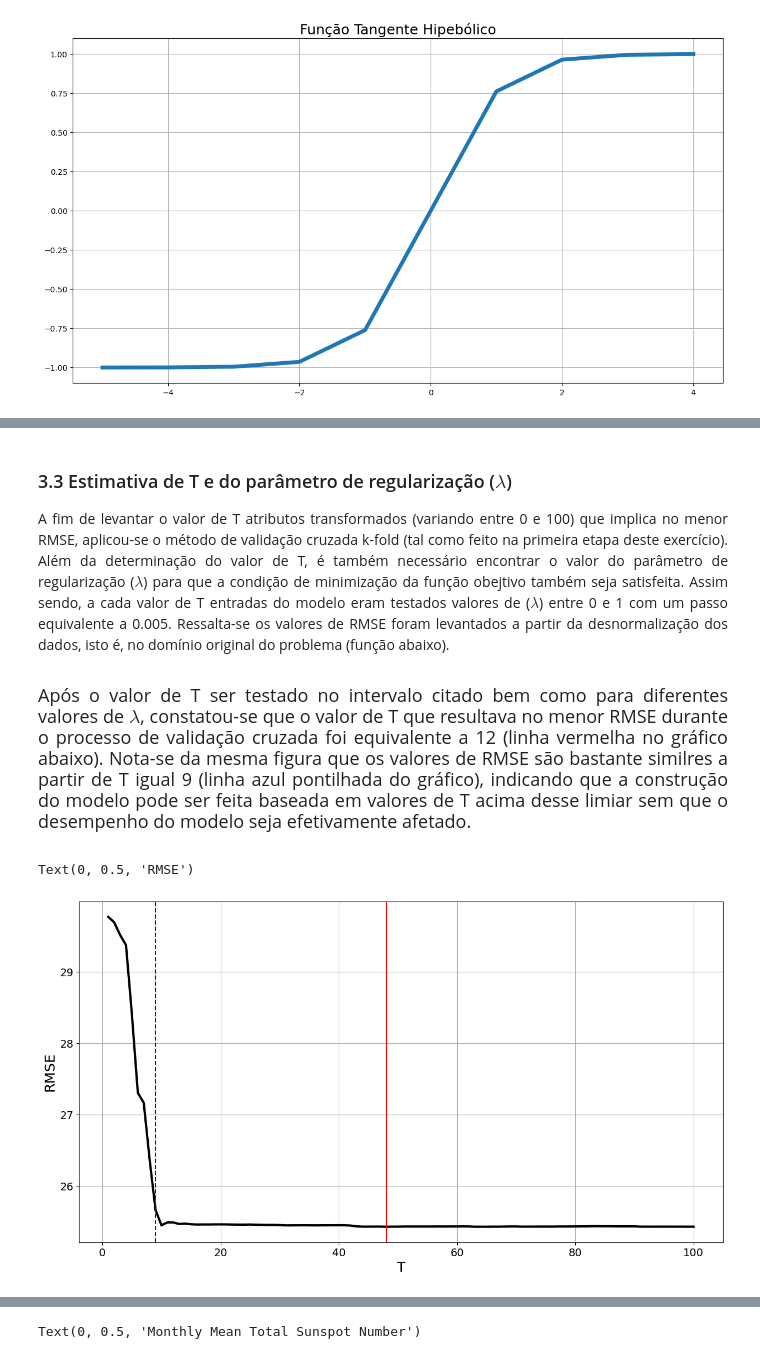
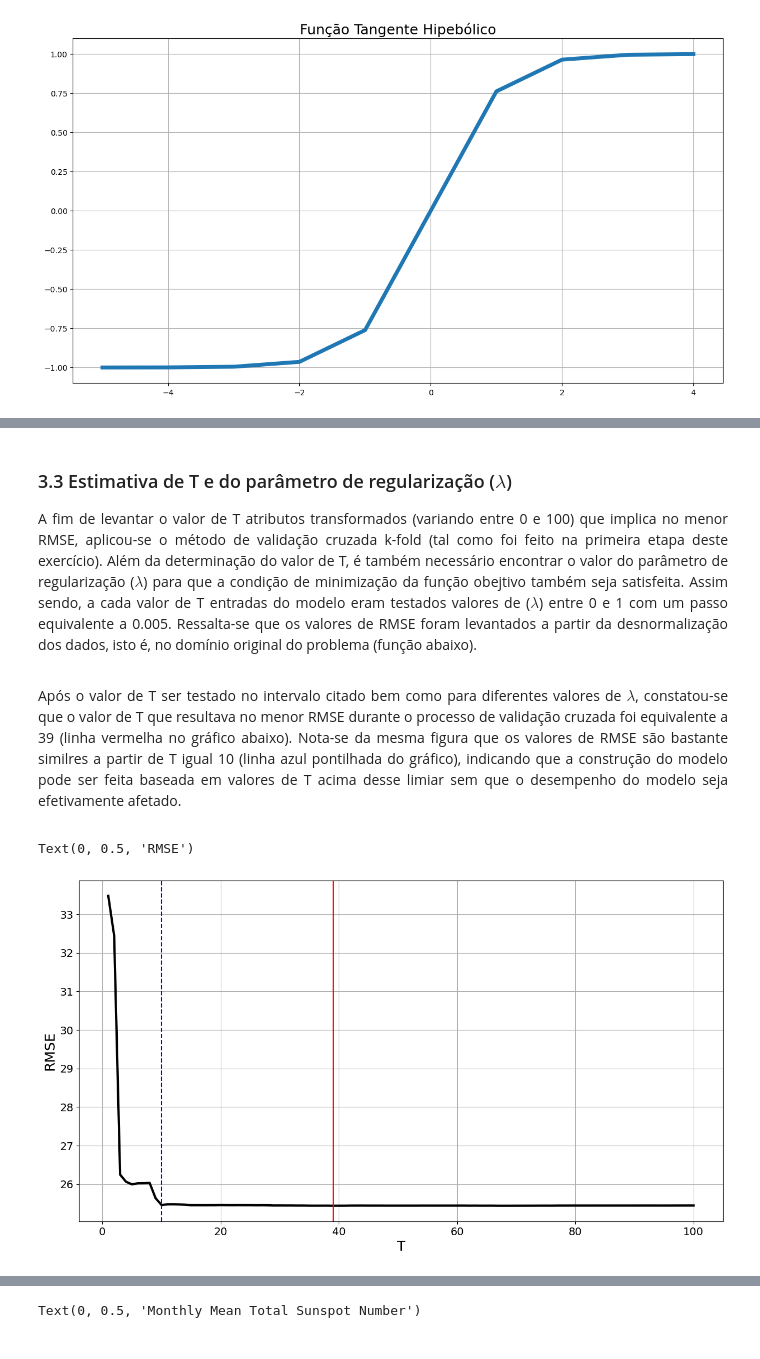
Before and after one commit to victorcattani/machine_learning, a Jupyter notebook: Atividade_1/Atividade 1 - Regressão Linear.ipynb, the cells around one changed output, grey strips where cells are left out. Saved outputs shown, nothing was run; the diff lists cells and outputs as text; code cells hidden in the pictures.

```diff
--- a/Atividade_1/Atividade 1 - Regressão Linear.ipynb
+++ b/Atividade_1/Atividade 1 - Regressão Linear.ipynb
@@ -547,7 +515,7 @@ final_X_test_data =np.tanh(np.dot(X_test_data_norm,w_k))
 <font size=4.5>
 
 <p style='text-align: justify;'>
-A fim de levantar o valor de T atributos transformados (variando entre 0 e 100) que  implica no menor RMSE, aplicou-se o método de validação cruzada k-fold (tal como feito na primeira etapa deste exercício). Além da determinação do valor de T, é também necessário encontrar o valor do parâmetro de regularização ($\lambda$) para que a condição de minimização da função obejtivo também seja satisfeita. Assim sendo, a cada valor de T entradas do modelo eram testados valores de ($\lambda$) entre  0 e 1 com um passo equivalente a 0.005. Ressalta-se os valores de RMSE foram levantados a partir da desnormalização dos dados, isto é, no domínio original do problema (função abaixo).
+A fim de levantar o valor de T atributos transformados (variando entre 0 e 100) que  implica no menor RMSE, aplicou-se o método de validação cruzada k-fold (tal como foi feito na primeira etapa deste exercício). Além da determinação do valor de T, é também necessário encontrar o valor do parâmetro de regularização ($\lambda$) para que a condição de minimização da função obejtivo também seja satisfeita. Assim sendo, a cada valor de T entradas do modelo eram testados valores de ($\lambda$) entre  0 e 1 com um passo equivalente a 0.005. Ressalta-se que os valores de RMSE foram levantados a partir da desnormalização dos dados, isto é, no domínio original do problema (função abaixo).
 </p>
 # %%
 def inver_norm (data,min_value, interval):
@@ -586,21 +554,22 @@ matriz_min=np.zeros(rms_K_val.shape[0])
 for i in range (len(rms_K_val)):
     matriz_min[i]=np.min(rms_K_val[i,:])
 # %% [markdown]
-<font size=4>
+<font size=4.5>
 
 <p style='text-align: justify;'>
-Após o valor de T ser testado no intervalo citado bem como para diferentes valores de $\lambda$, constatou-se que o valor de T que resultava no menor RMSE durante o processo de validação cruzada foi equivalente a 12 (linha vermelha no gráfico abaixo). Nota-se da mesma figura que os valores de RMSE são bastante similres a partir de T igual 9 (linha azul pontilhada do gráfico), indicando que a construção do modelo pode ser feita baseada em valores de T acima desse limiar sem que o desempenho do modelo seja efetivamente afetado.
+Após o valor de T ser testado no intervalo citado bem como para diferentes valores de $\lambda$, constatou-se que o valor de T que resultava no menor RMSE durante o processo de validação cruzada foi equivalente a 39 (linha vermelha no gráfico abaixo). Nota-se da mesma figura que os valores de RMSE são bastante similres a partir de T igual 10 (linha azul pontilhada do gráfico), indicando que a construção do modelo pode ser feita baseada em valores de T acima desse limiar sem que o desempenho do modelo seja efetivamente afetado.
+</p>
 # %%
 fig_A=plt.figure(figsize=(15,8))
 plt.plot([x for x in range(1,101,1)], matriz_min ,color="black", linewidth=3)
 plt.xticks(fontsize=14)
 plt.yticks(fontsize=14)
 plt.axvline(np.argmin(matriz_min)+1, color='red')
-plt.axvline(9, color='blue',linestyle='dashed')
+plt.axvline(10, color='blue',linestyle='dashed')
 plt.grid()
 plt.xlabel("T", fontsize=18)
 plt.ylabel("RMSE",fontsize=18)
 # %% [output]
 Text(0, 0.5, 'RMSE')
-[figure, old version]
+[figure, new version]
 # %% [markdown]
```
Also changed, not shown: parts of 14 cells of this notebook.
